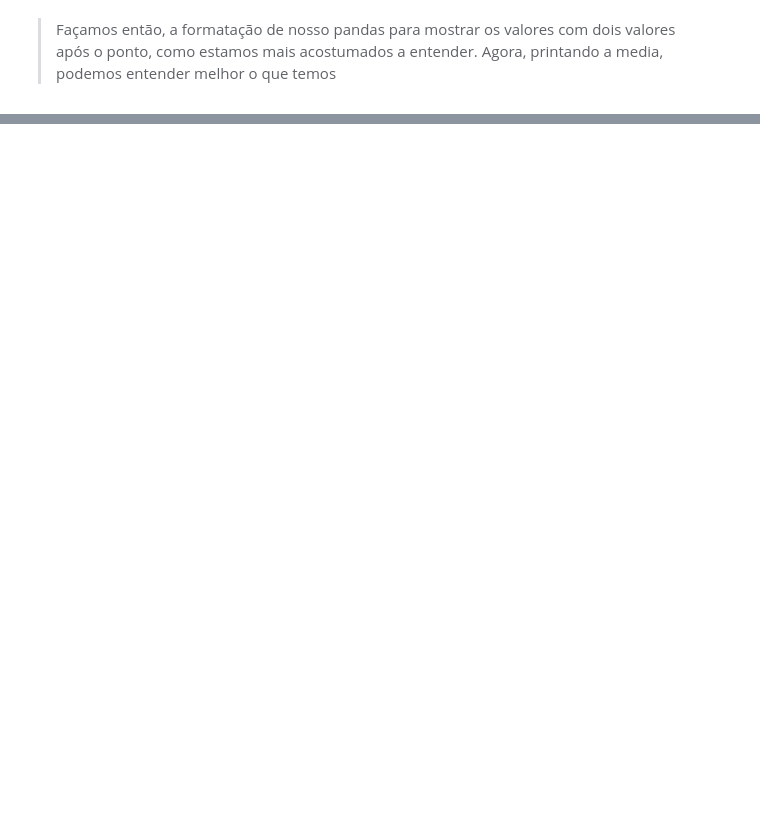
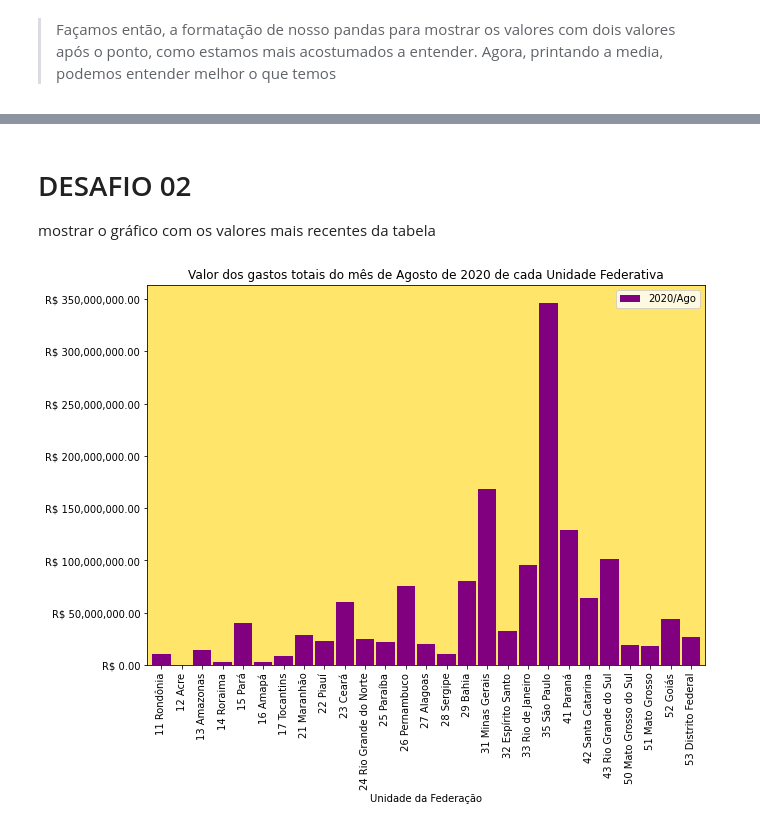
Before and after one commit to MatheusOrange211/Bootcamp-Alura, a Jupyter notebook: Bootcamp_Alura01.ipynb, the cells around one changed output, grey strips where cells are left out. Drawn from its saved outputs; the diff is of its cells as text; code cells hidden in the pictures; blank space fills up the shorter version.

```diff
--- a/Bootcamp_Alura01.ipynb
+++ b/Bootcamp_Alura01.ipynb
@@ -122,0 +203,14 @@ Length: 151, dtype: float64
+# %% [markdown]
+# DESAFIO 02
+mostrar o gráfico com os valores mais recentes da tabela
+# %%
+dados_crescente = dados['2020/Ago']
+dados_crescente = dados_crescente.sort_values(ascending=True)
+
+ax1 = dados.plot(x="Unidade da Federação",y='2020/Ago',kind="bar",figsize=(10,7),color='purple',width=0.9)
+ax1.yaxis.set_major_formatter(ticker.StrMethodFormatter("R$ {x:,.2f}"))
+plt.title("Valor dos gastos totais do mês de Agosto de 2020 de cada Unidade Federativa")
+ax1.set_facecolor((1.0, 0.9, 0.42))
+plt.show()
+# %% [output]
+[figure, added]
```
Also changed, not shown: parts of 22 cells of this notebook.
